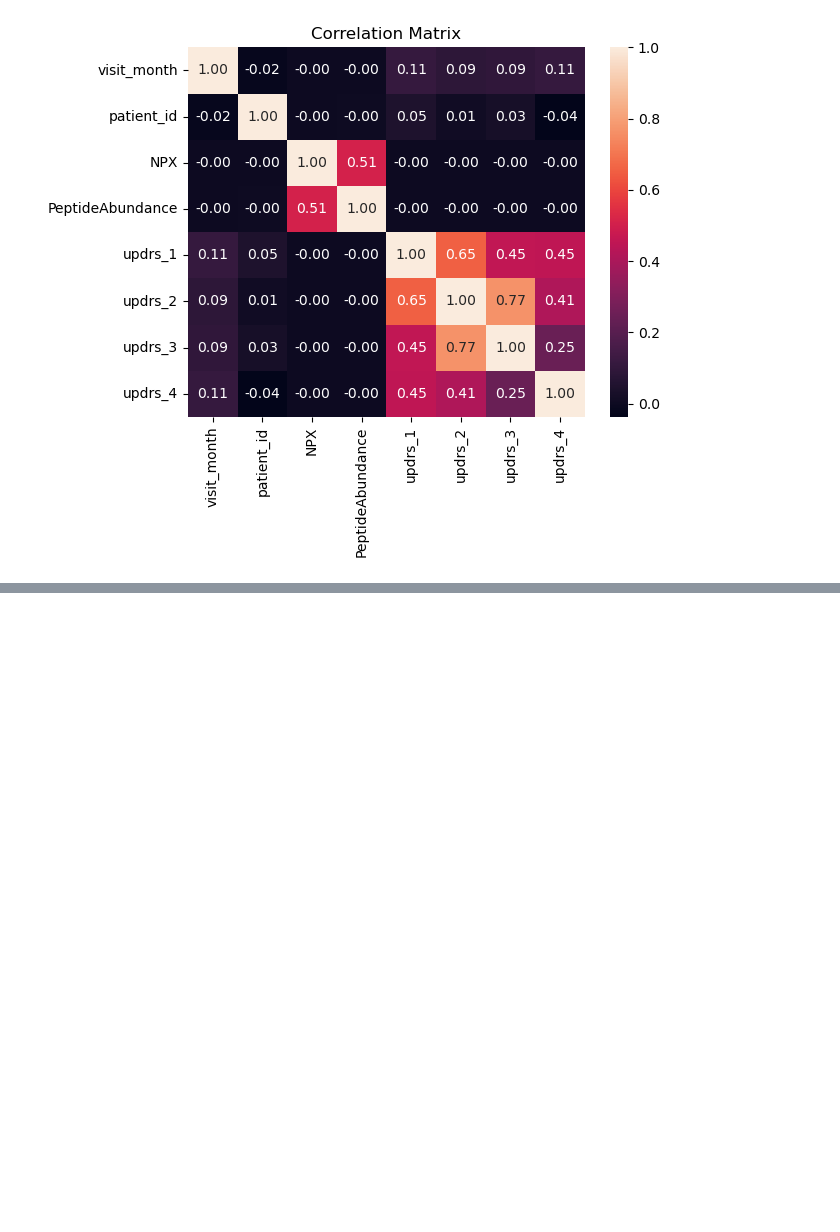
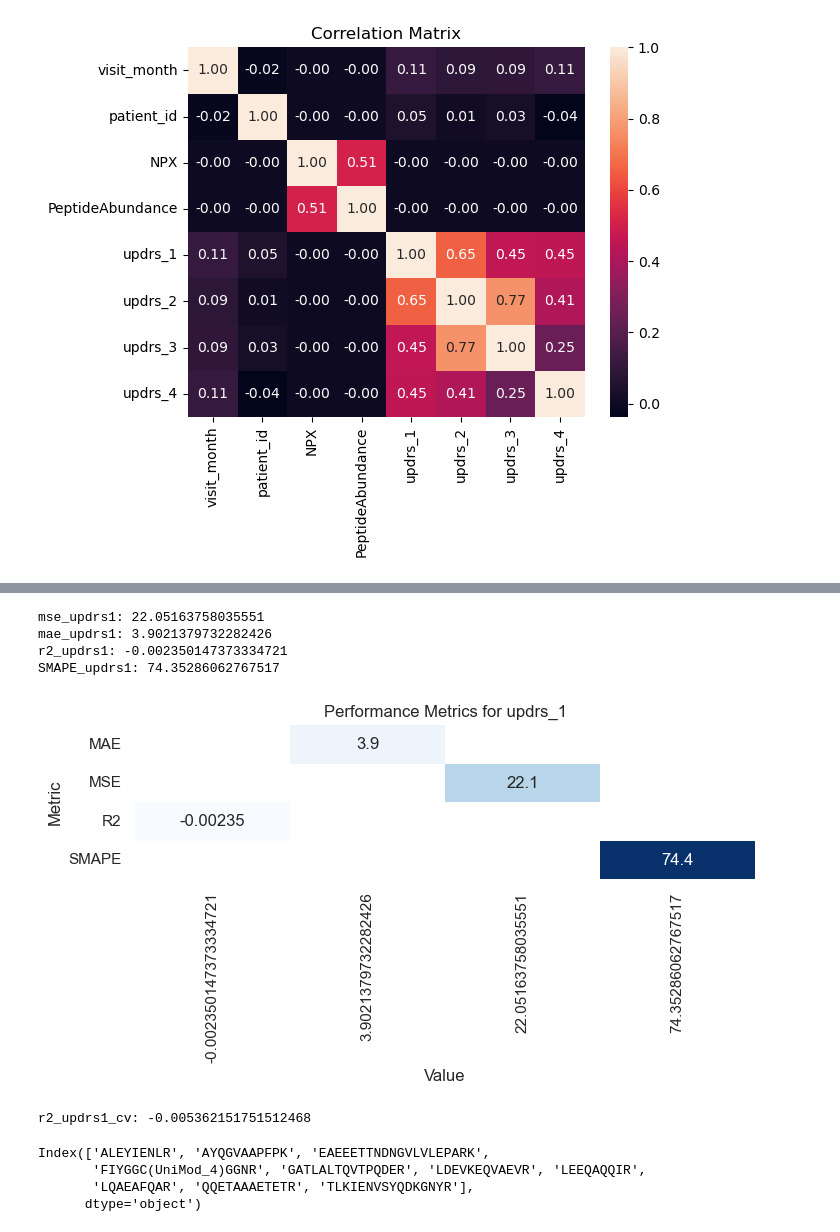
Before and after one commit to AhmadHammad21/Parkinson-Disease, a Jupyter notebook: EDA.ipynb, the cells around one changed output, grey strips where cells are left out. Cells and saved outputs as stored; diff of their text form; code cells hidden in the pictures; blank space fills up the shorter version.

```diff
--- a/EDA.ipynb
+++ b/EDA.ipynb
@@ -137,0 +486,3 @@ plt.title("Correlation Matrix");
+# %%
+df = df.drop('upd23b_clinical_state_on_medication', axis = 1)
+df
@@ -137,0 +504,8 @@ plt.title("Correlation Matrix");
+# %%
+# If a peptide in the train dataset does not exist in the test dataset, remove it.
+remove_train = []
+for i in range(len(list(df.columns[5:].values))):
+    if list(df.columns[5:].values)[i] not in list(test_df.columns[6:].values):
+        remove_train.append(list(df.columns[5:].values)[i])
+
+remove_train
@@ -137,0 +530,3 @@ plt.title("Correlation Matrix");
+# %%
+df = df.drop(remove_train, axis = 1)
+df
@@ -137,0 +689,39 @@ plt.title("Correlation Matrix");
+# %%
+def smape(y_true, y_pred):
+    smap = np.zeros(len(y_true))
+
+    num = np.abs(y_true - y_pred)
+    dem = ((np.abs(y_true) + np.abs(y_pred)) / 2)
+
+    pos_ind = (y_true != 0)|(y_pred != 0)
+    smap[pos_ind] = num[pos_ind] / dem[pos_ind]
+
+    return 100 * np.mean(smap)
+# %%
+# mean squared error, mean absolute error, r2 score, and SMAPE for updrs_1
+print("mse_updrs1:", mse_updrs1)
+print("mae_updrs1:", mae_updrs1)
+print("r2_updrs1:", r2_updrs1)
+print("SMAPE_updrs1:", smape(y_test_updrs1, y_pred_updrs1))
+# %% [output]
+mse_updrs1: 22.05163758035551
+mae_updrs1: 3.9021379732282426
+r2_updrs1: -0.002350147373334721
+SMAPE_updrs1: 74.35286062767517
+# %%
+# Create a list of metric names and values.
+metric_names = ['MSE', 'MAE', 'R2', 'SMAPE']
+metric_values = [mse_updrs1, mae_updrs1, r2_updrs1, smape(y_test_updrs1, y_pred_updrs1)]
+
+# Create a dataframe to hold the metric names and values.
+df_metrics = pd.DataFrame({'Metric': metric_names, 'Value': metric_values})
+
+# Create a heatmap to visualize the metrics.
+sns.set_theme(style = "whitegrid")
+fig, ax = plt.subplots(figsize = (8, 2))
+sns.heatmap(df_metrics.pivot("Metric", "Value", "Value"), annot = True, fmt = ".3g", cmap = 'Blues', cbar = False)
+plt.yticks(rotation = 0)
+plt.title('Performance Metrics for updrs_1')
+plt.show()
+# %% [output]
+[figure, added]
@@ -137,0 +744,14 @@ plt.title("Correlation Matrix");
+# %%
+# Standardize the independent variables.
+scaler1 = StandardScaler()
+X_new1 = scaler1.fit_transform(X_new1)
+
+# Fit a linear regression model using cross-validation.
+model_updrs1_cv = LinearRegression()
+scores = cross_val_score(model_updrs1_cv, X_new1, y_updrs1, cv = 5)
+r2_updrs1_cv = scores.mean()
+
+# Print the mean squared error.
+print("r2_updrs1_cv:", r2_updrs1_cv)
+# %% [output]
+r2_updrs1_cv: -0.005362151751512468
@@ -137,0 +777,8 @@ plt.title("Correlation Matrix");
+# %%
+# The selected features does not include visit_month.
+selected_X_updrs2
+# %% [output]
+Index(['ALEYIENLR', 'AYQGVAAPFPK', 'EAEEETTNDNGVLVLEPARK',
+       'FIYGGC(UniMod_4)GGNR', 'GATLALTQVTPQDER', 'LDEVKEQVAEVR', 'LEEQAQQIR',
+       'LQAEAFQAR', 'QQETAAAETETR', 'TLKIENVSYQDKGNYR'],
+      dtype='object')
```
Also changed, not shown: parts of 56 cells of this notebook.
